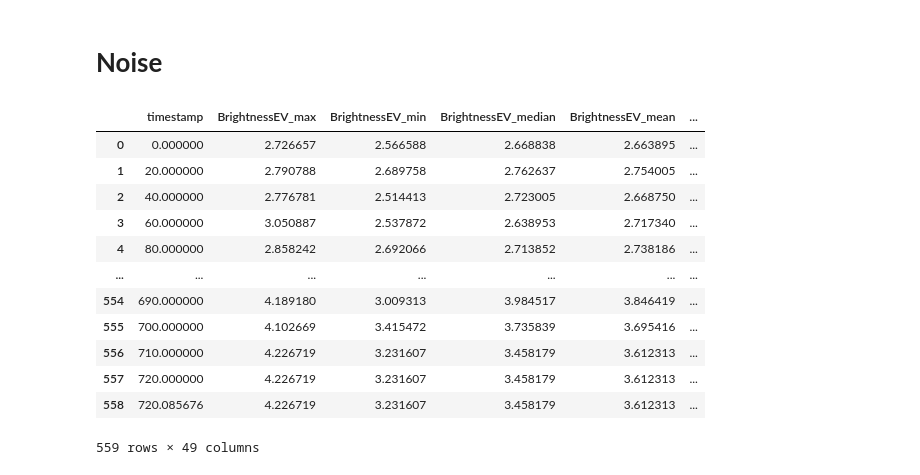
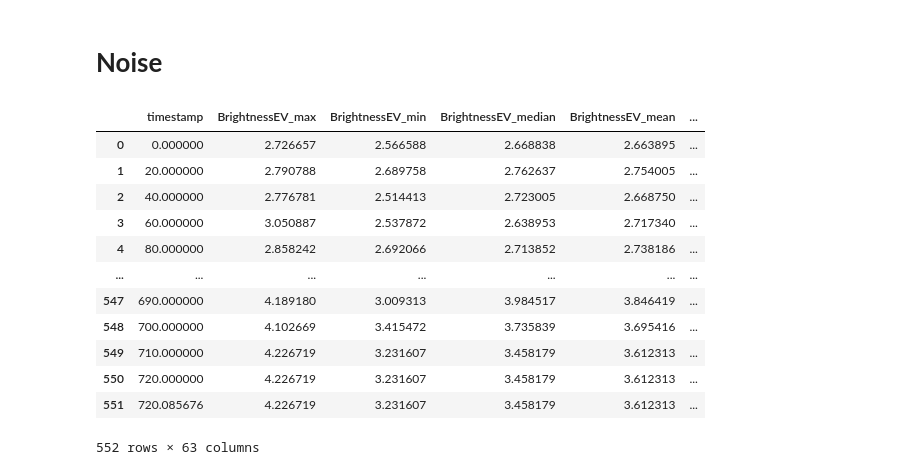
Before and after one commit to yaoyiwoang/ML4QS_Group45, a Jupyter notebook: data_preparation.ipynb, the cells around one changed output. Cells and saved outputs as stored; diff of their text form; code cells hidden in the pictures.

```diff
--- a/data_preparation.ipynb
+++ b/data_preparation.ipynb
@@ -378,7 +317,7 @@ kiara_trial_2_merged = merge_pd_horizontally([kiara_trial_2_brightness_agg, kiar
 # %%
-yaoyi_trial_2_merged = merge_pd_horizontally([yaoyi_trial_2_brightness_agg, yaoyi_trial_2_audio_spectrum_agg, yaoyi_trial_2_audio_amp_agg ,yaoyi_trial_2_acceleration_agg])
+yaoyi_trial_2_merged = merge_pd_horizontally([yaoyi_trial_2_brightness_agg, yaoyi_trial_2_audio_spectrum_agg, yaoyi_trial_2_audio_amp_agg ,yaoyi_trial_2_acceleration_agg, yaoyi_trial_2_inclination_agg])
 # %%
-esmee_trial_2_merged = merge_pd_horizontally([esmee_trial_2_brightness_agg, esmee_trial_2_audio_spectrum_agg, esmee_trial_2_audio_amp_agg, esmee_trial_2_acceleration_agg])
+esmee_trial_2_merged = merge_pd_horizontally([esmee_trial_2_brightness_agg, esmee_trial_2_audio_spectrum_agg, esmee_trial_2_audio_amp_agg, esmee_trial_2_acceleration_agg, esmee_trial_2_inclination_agg])
 # %%
 final_merged = pd.concat([yaoyi_trial_1_merged, yaoyi_trial_2_merged, kiara_trial_1_merged, kiara_trial_2_merged,
                          esmee_trial_1_merged, esmee_trial_2_merged], axis=0).reset_index(drop=True)
@@ -791,6 +742,8 @@ df_with_outlier = outlier.mixture_model(df_with_outlier, 'BrightnessEV_mean')
 df_with_outlier = outlier.mixture_model(df_with_outlier, 'Linear Acceleration x (m/s^2)_mean')
 df_with_outlier = outlier.mixture_model(df_with_outlier, 'Absolute acceleration (m/s^2)_mean')
 df_with_outlier = outlier.mixture_model(df_with_outlier, 'Sound pressure level (dB)_mean')
+df_with_outlier = outlier.mixture_model(df_with_outlier, 'Inclination (deg)_mean')
+df_with_outlier = outlier.mixture_model(df_with_outlier, 'Rotation (deg)_median')
 # %% [output]
 Applying mixture models
 Applying mixture models
@@ -961,43 +916,29 @@ kalmanfilter.apply_kalman_filter(final_merged, 'BrightnessEV_mean')
 # %%
 def replace_outliers_neighborhood_avg(data_frame, outlier_column_name='BrightnessEV_mean_outlier'):
-    # Copy the DataFrame to avoid modifying the original data
+
     modified_data = data_frame.copy()
 
-    # Find indices of outliers
     outlier_indices = modified_data.index[modified_data[outlier_column_name] == True].tolist()
 
-    # Loop through each outlier
     for outlier_index in outlier_indices:
-        # Extract trial and experimenter of the outlier
         outlier_trial = modified_data.at[outlier_index, 'trial']
         outlier_experimenter = modified_data.at[outlier_index, 'experimenter']
 
-        # Find data points belonging to the same trial and experimenter
         same_trial_experimenter_data = modified_data[
             (modified_data['trial'] == outlier_trial) &
             (modified_data['experimenter'] == outlier_experimenter)
         ]
 
-        # Calculate pairwise distances between data points
         distances = cdist(
             same_trial_experimenter_data[['BrightnessEV_mean']],
             same_trial_experimenter_data[['BrightnessEV_mean']],
             metric='euclidean'
         )
 
-        # Set a threshold for neighborhood (e.g., 2 times standard deviation)
-        neighborhood_threshold = 2 * np.std(same_trial_experimenter_data['BrightnessEV_mean'])
-
-        # Find indices of data points within the neighborhood
+        neighborhood_threshold = 5 * np.std(same_trial_experimenter_data['BrightnessEV_mean'])
         neighborhood_indices = np.where(distances <= neighborhood_threshold)[0]
-
-        # Calculate the mean of the neighborhood
         neighborhood_mean = np.mean(same_trial_experimenter_data.iloc[neighborhood_indices]['BrightnessEV_mean'])
-
-        # Replace the outlier with the neighborhood mean
         modified_data.at[outlier_index, 'BrightnessEV_mean'] = neighborhood_mean
-
-        # Update the outlier flag
         modified_data.at[outlier_index, outlier_column_name] = False
 
     return modified_data
@@ -1053,21 +1010,21 @@ class PrincipalComponentAnalysis:
         return data_table
 # %%
 pca = PrincipalComponentAnalysis()
-pca.apply_pca(df_with_outlier, ['BrightnessEV_mean'], 1)
+pca.apply_pca(df, ['Peak-Frequency_mean', 'BrightnessEV_mean', 'Linear Acceleration x (m/s^2)_mean', 'Absolute acceleration (m/s^2)_mean', 'Sound pressure level (dB)_mean', 'Rotation (deg)_median', 'Inclination (deg)_mean'], 1)
 # %% [output]
 |  | timestamp | BrightnessEV_max | BrightnessEV_min | BrightnessEV_median | BrightnessEV_mean | ... |
 | 0 | 0.000000 | 2.726657 | 2.566588 | 2.668838 | 2.663895 | ... |
 | 1 | 20.000000 | 2.790788 | 2.689758 | 2.762637 | 2.754005 | ... |
 | 2 | 40.000000 | 2.776781 | 2.514413 | 2.723005 | 2.668750 | ... |
 | 3 | 60.000000 | 3.050887 | 2.537872 | 2.638953 | 2.717340 | ... |
 | 4 | 80.000000 | 2.858242 | 2.692066 | 2.713852 | 2.738186 | ... |
 | ... | ... | ... | ... | ... | ... | ... |
-| 554 | 690.000000 | 4.189180 | 3.009313 | 3.984517 | 3.846419 | ... |
-| 555 | 700.000000 | 4.102669 | 3.415472 | 3.735839 | 3.695416 | ... |
-| 556 | 710.000000 | 4.226719 | 3.231607 | 3.458179 | 3.612313 | ... |
-| 557 | 720.000000 | 4.226719 | 3.231607 | 3.458179 | 3.612313 | ... |
-| 558 | 720.085676 | 4.226719 | 3.231607 | 3.458179 | 3.612313 | ... |
+| 547 | 690.000000 | 4.189180 | 3.009313 | 3.984517 | 3.846419 | ... |
+| 548 | 700.000000 | 4.102669 | 3.415472 | 3.735839 | 3.695416 | ... |
+| 549 | 710.000000 | 4.226719 | 3.231607 | 3.458179 | 3.612313 | ... |
+| 550 | 720.000000 | 4.226719 | 3.231607 | 3.458179 | 3.612313 | ... |
+| 551 | 720.085676 | 4.226719 | 3.231607 | 3.458179 | 3.612313 | ... |
-559 rows × 49 columns
+552 rows × 63 columns
 # %%
 # # Distance based, but the outliers are upmost, idk why
 
```
Also changed, not shown: parts of 32 cells of this notebook.
